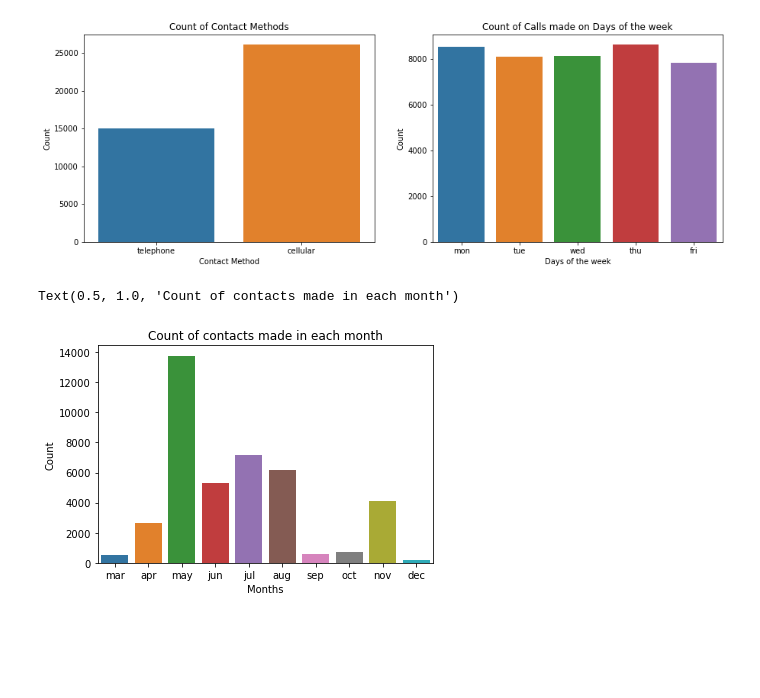
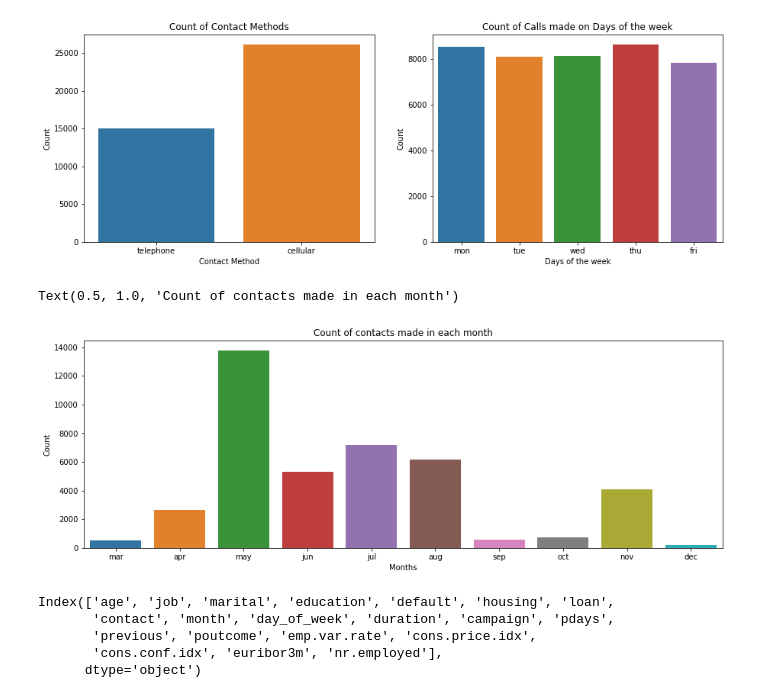
Before and after one commit to kaushik-holla/Bank-Marketing, a Jupyter notebook: Bank Marketing Analysis and Modeling.ipynb, the cells around one changed output. Cells and saved outputs as stored; diff of their text form; code cells hidden in the pictures; blank space fills up the shorter version.

```diff
--- a/Bank Marketing Analysis and Modeling.ipynb
+++ b/Bank Marketing Analysis and Modeling.ipynb
@@ -296,11 +296,19 @@ Text(0.5, 1.0, 'Count of Calls made on Days of the week')
 [figure]
 # %%
 # For Months
-fig, ax = plt.subplots()
+fig, ax = plt.subplots(figsize = (15, 5))
 sns.countplot(x = 'month', data = df, order = ['mar', 'apr', 'may', 'jun', 'jul', 'aug', 'sep', 'oct', 'nov', 'dec'])
 ax.set_xlabel("Months")
 ax.set_ylabel("Count")
 ax.set_title("Count of contacts made in each month")
 # %% [output]
 Text(0.5, 1.0, 'Count of contacts made in each month')
-[figure, old version]
+[figure, new version]
+# %%
+df.columns
+# %% [output]
+Index(['age', 'job', 'marital', 'education', 'default', 'housing', 'loan',
+       'contact', 'month', 'day_of_week', 'duration', 'campaign', 'pdays',
+       'previous', 'poutcome', 'emp.var.rate', 'cons.price.idx',
+       'cons.conf.idx', 'euribor3m', 'nr.employed'],
+      dtype='object')
```
Also changed, not shown: parts of 6 cells of this notebook.
